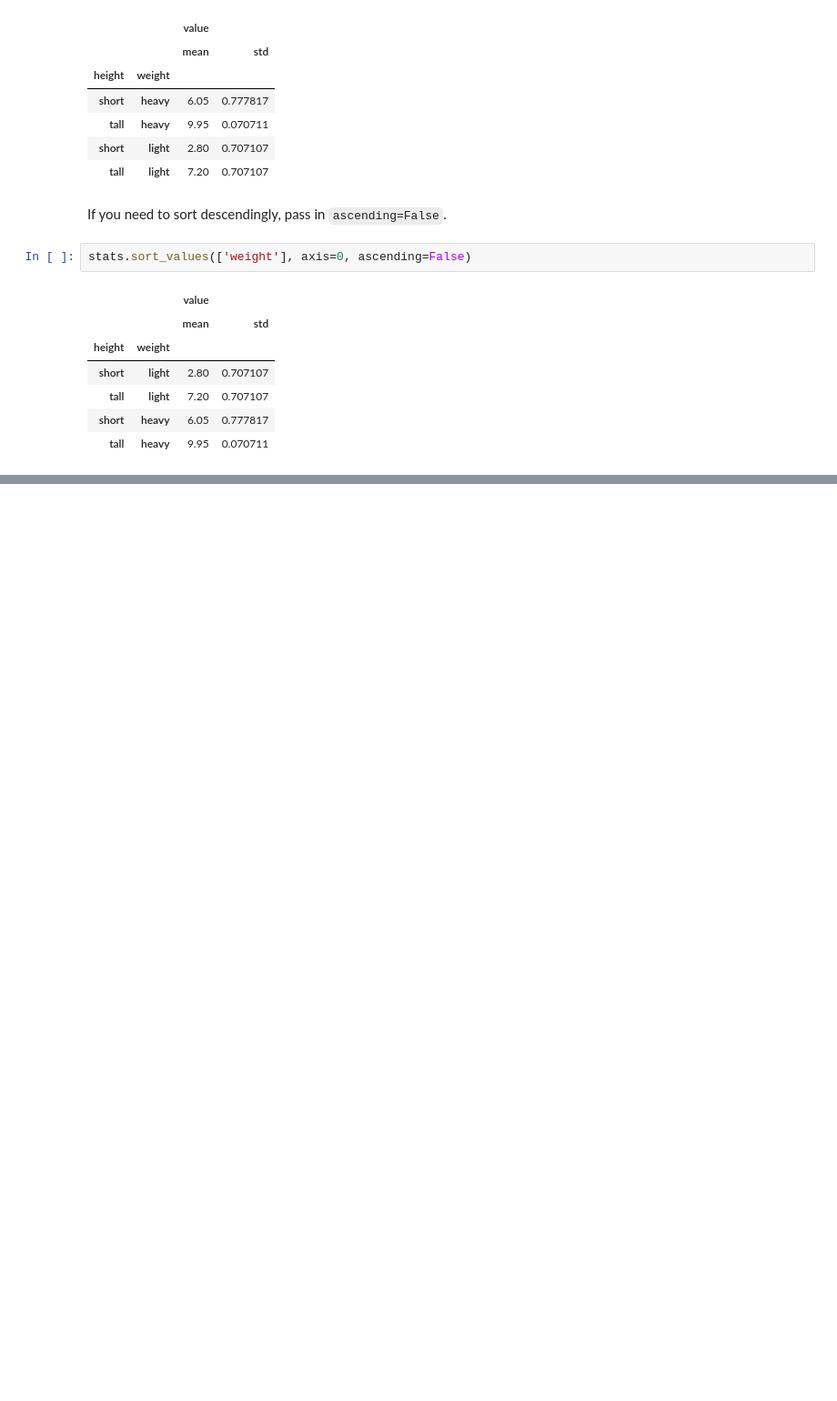
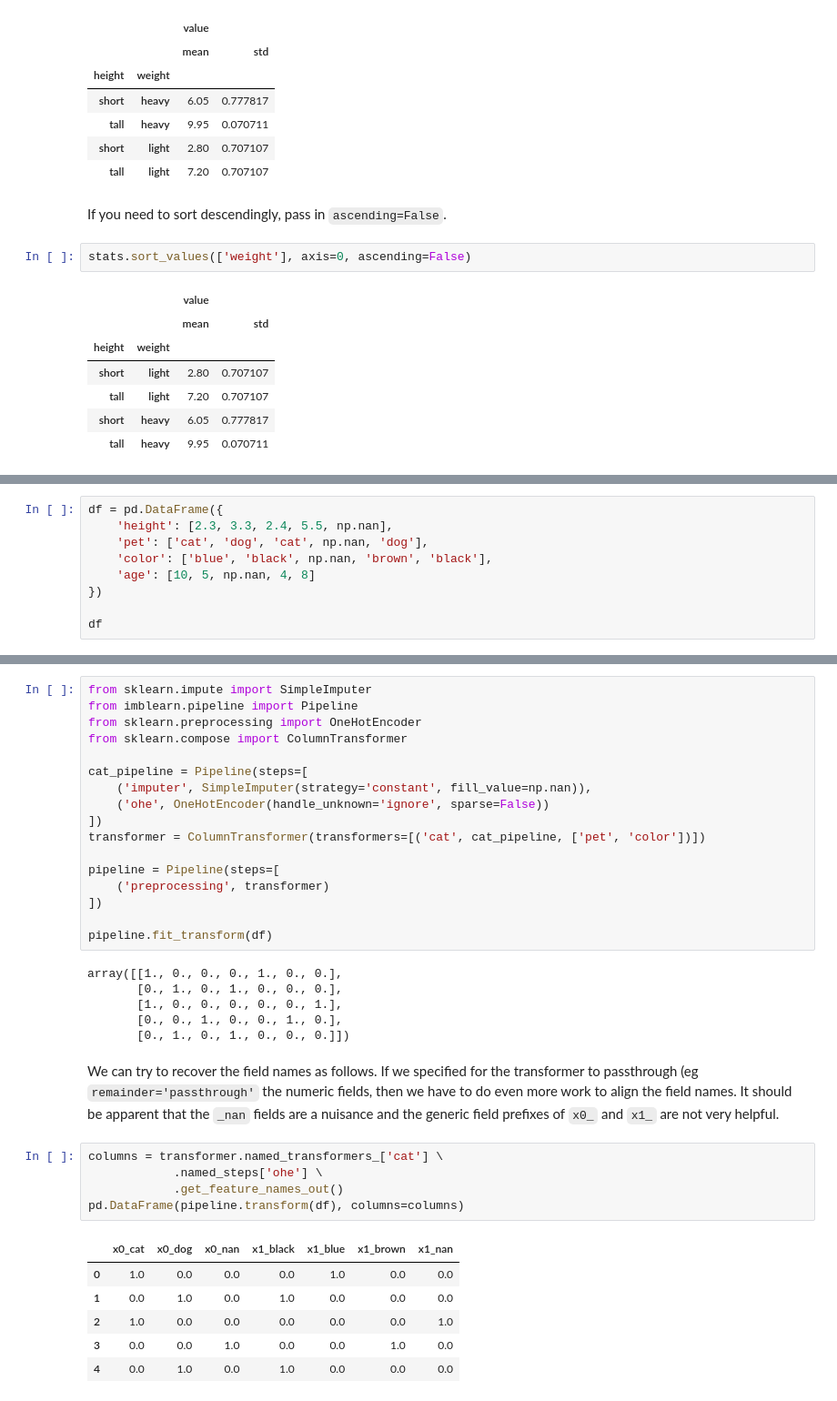
Before and after one commit to oneoffcoder/books, a Jupyter notebook: sphinx/scikit-intro/source/tips.ipynb, the cells around one changed output, grey strips where cells are left out. Shown: that part at 91% size. Drawn from its saved outputs; the diff is of its cells as text; blank space fills up the shorter version.

```diff
--- a/sphinx/scikit-intro/source/tips.ipynb
+++ b/sphinx/scikit-intro/source/tips.ipynb
@@ -133,0 +140,9 @@ stats.sort_values(['weight'], axis=0, ascending=False)
+# %%
+df = pd.DataFrame({
+    'height': [2.3, 3.3, 2.4, 5.5, np.nan],
+    'pet': ['cat', 'dog', 'cat', np.nan, 'dog'],
+    'color': ['blue', 'black', np.nan, 'brown', 'black'],
+    'age': [10, 5, np.nan, 4, 8]
+})
+
+df
@@ -133,0 +162,37 @@ stats.sort_values(['weight'], axis=0, ascending=False)
+# %%
+from sklearn.impute import SimpleImputer
+from imblearn.pipeline import Pipeline
+from sklearn.preprocessing import OneHotEncoder
+from sklearn.compose import ColumnTransformer
+
+cat_pipeline = Pipeline(steps=[
+    ('imputer', SimpleImputer(strategy='constant', fill_value=np.nan)),
+    ('ohe', OneHotEncoder(handle_unknown='ignore', sparse=False))
+])
+transformer = ColumnTransformer(transformers=[('cat', cat_pipeline, ['pet', 'color'])])
+
+pipeline = Pipeline(steps=[
+    ('preprocessing', transformer)
+])
+
+pipeline.fit_transform(df)
+# %% [output]
+array([[1., 0., 0., 0., 1., 0., 0.],
+       [0., 1., 0., 1., 0., 0., 0.],
+       [1., 0., 0., 0., 0., 0., 1.],
+       [0., 0., 1., 0., 0., 1., 0.],
+       [0., 1., 0., 1., 0., 0., 0.]])
+# %% [markdown]
+We can try to recover the field names as follows. If we specified for the transformer to passthrough (eg `remainder='passthrough'` the numeric fields, then we have to do even more work to align the field names. It should be apparent that the `_nan` fields are a nuisance and the generic field prefixes of `x0_` and `x1_` are not very helpful.
+# %%
+columns = transformer.named_transformers_['cat'] \
+            .named_steps['ohe'] \
+            .get_feature_names_out()
+pd.DataFrame(pipeline.transform(df), columns=columns)
+# %% [output]
+|  | x0_cat | x0_dog | x0_nan | x1_black | x1_blue | x1_brown | x1_nan |
+| 0 | 1.0 | 0.0 | 0.0 | 0.0 | 1.0 | 0.0 | 0.0 |
+| 1 | 0.0 | 1.0 | 0.0 | 1.0 | 0.0 | 0.0 | 0.0 |
+| 2 | 1.0 | 0.0 | 0.0 | 0.0 | 0.0 | 0.0 | 1.0 |
+| 3 | 0.0 | 0.0 | 1.0 | 0.0 | 0.0 | 1.0 | 0.0 |
+| 4 | 0.0 | 1.0 | 0.0 | 1.0 | 0.0 | 0.0 | 0.0 |
```
Also changed, not shown: parts of 7 cells of this notebook.
